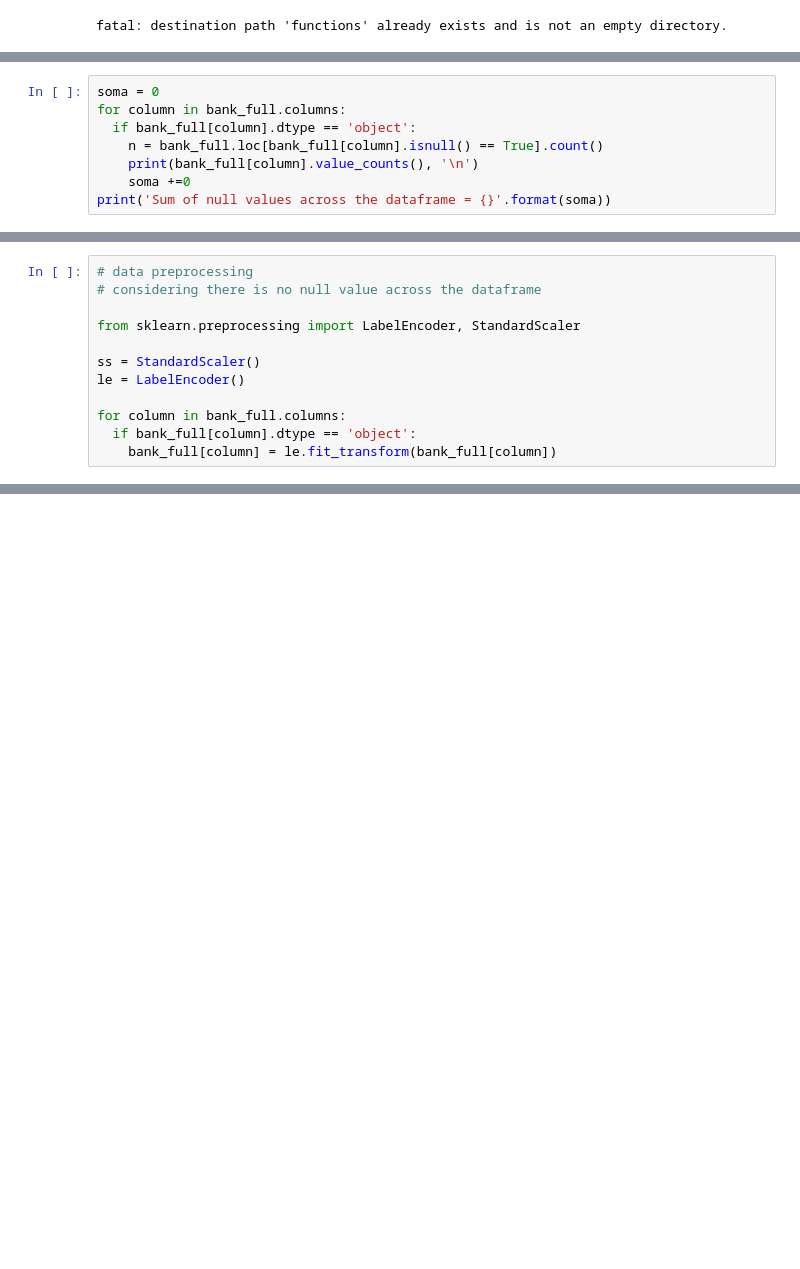
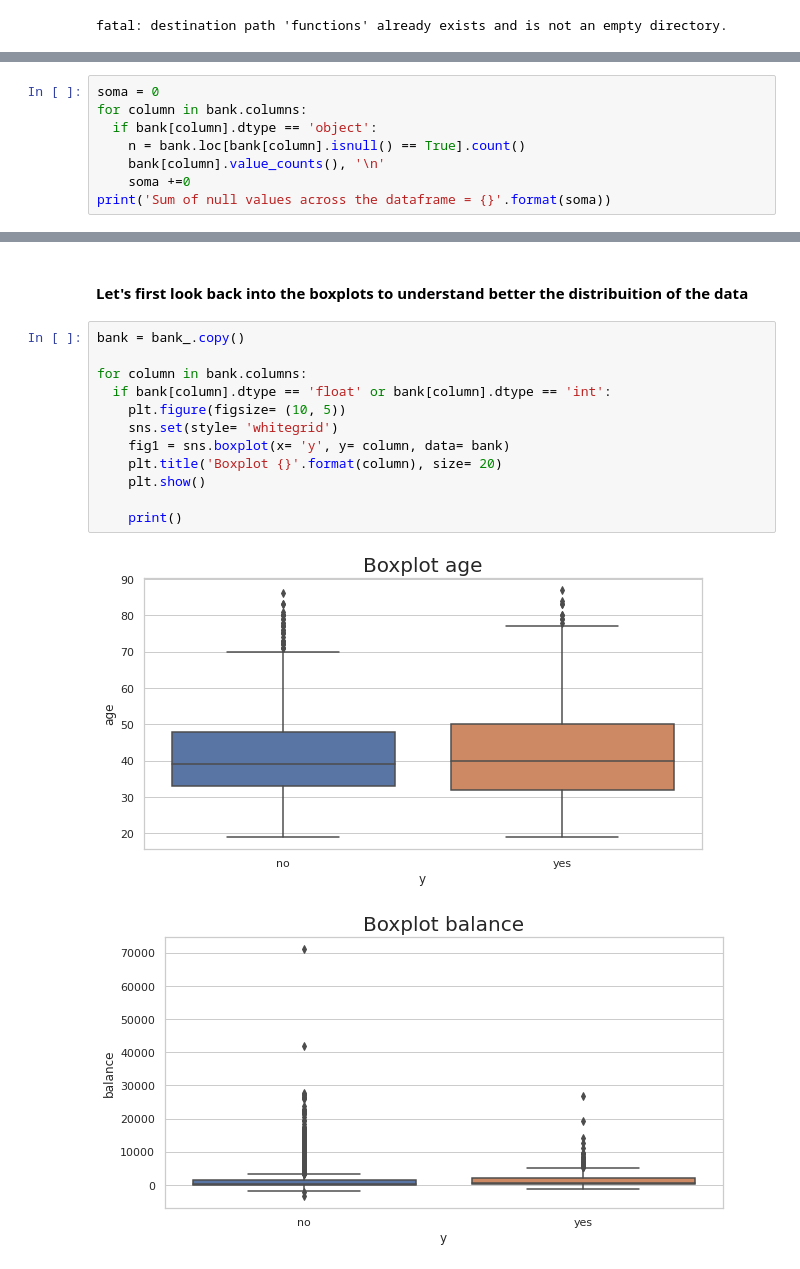
Before and after one commit to LeoFernanndes/notebooks, a Jupyter notebook: hackathon_bank.ipynb, the cells around one changed output, grey strips where cells are left out. Drawn from its saved outputs; the diff is of its cells as text; blank space fills up the shorter version.

```diff
--- a/hackathon_bank.ipynb
+++ b/hackathon_bank.ipynb
@@ -69,9 +36,9 @@ bank_full.describe()
 # %%
 soma = 0
-for column in bank_full.columns:
-  if bank_full[column].dtype == 'object':
-    n = bank_full.loc[bank_full[column].isnull() == True].count()
-    print(bank_full[column].value_counts(), '\n')
+for column in bank.columns:
+  if bank[column].dtype == 'object':
+    n = bank.loc[bank[column].isnull() == True].count()
+    bank[column].value_counts(), '\n'
     soma +=0
 print('Sum of null values across the dataframe = {}'.format(soma))
 # %% [output]
@@ -100,12 +45,0 @@ sns.pairplot(bank_full, hue= 'y', height= 1.5)
-# %%
-# data preprocessing
-# considering there is no null value across the dataframe
-
-from sklearn.preprocessing import LabelEncoder, StandardScaler
-
-ss = StandardScaler()
-le = LabelEncoder()
-
-for column in bank_full.columns:
-  if bank_full[column].dtype == 'object':
-    bank_full[column] = le.fit_transform(bank_full[column])
@@ -158,0 +93,17 @@ bank_full_novo
+# %% [markdown]
+#### Let's first look back into the boxplots to understand better the distribuition of the data
+# %%
+bank = bank_.copy()
+
+for column in bank.columns:
+  if bank[column].dtype == 'float' or bank[column].dtype == 'int':
+    plt.figure(figsize= (10, 5))
+    sns.set(style= 'whitegrid')
+    fig1 = sns.boxplot(x= 'y', y= column, data= bank)
+    plt.title('Boxplot {}'.format(column), size= 20)
+    plt.show()
+
+    print()
+# %% [output]
+[figure, added]
+[figure, added]
```
Also changed, not shown: parts of 18 cells of this notebook.
